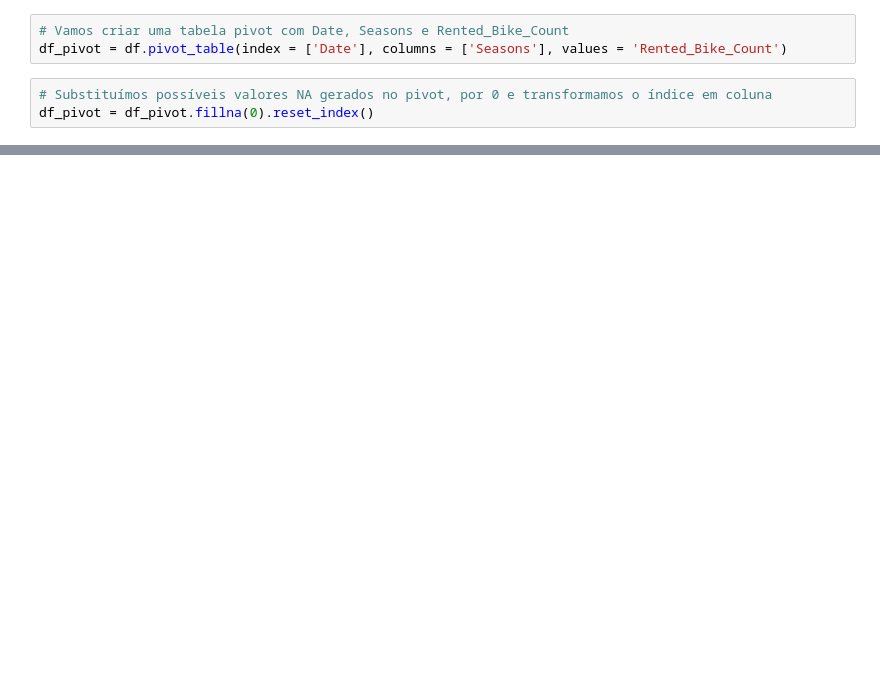
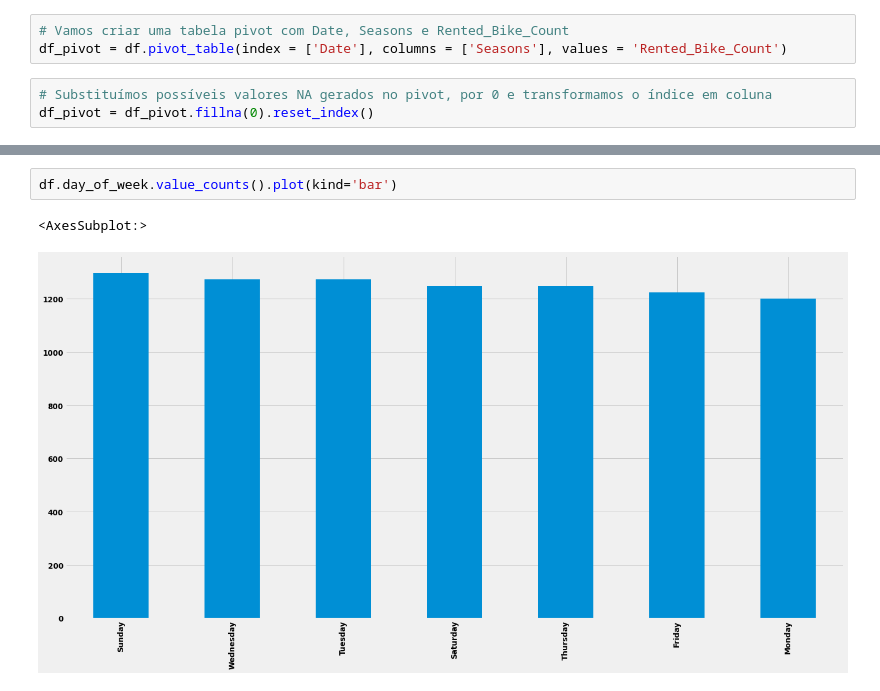
Before and after one commit to leandrofusco/SeoulBikeData, a Jupyter notebook: Untitled.ipynb, the cells around one changed output, grey strips where cells are left out. Cells and saved outputs as stored; diff of their text form; blank space fills up the shorter version.

```diff
--- a/Untitled.ipynb
+++ b/Untitled.ipynb
@@ -150,0 +235,5 @@ df['month'] = df['Date'].apply(lambda x: time.strftime("%m", time.strptime(x,"%Y
+# %%
+df.day_of_week.value_counts().plot(kind='bar')
+# %% [output]
+<AxesSubplot:>
+[figure, added]
```
Also changed, not shown: parts of 13 cells of this notebook, 1 other file.
